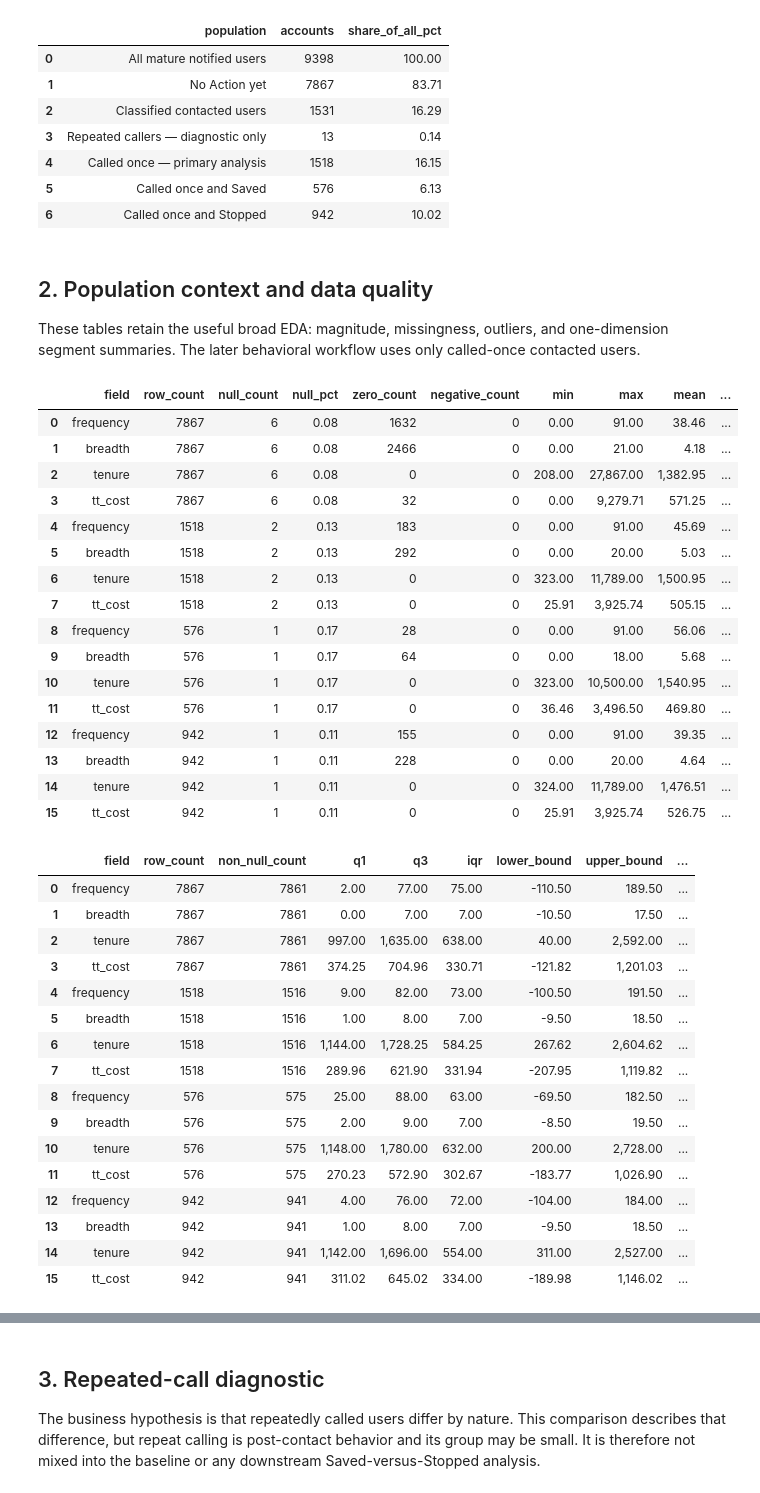
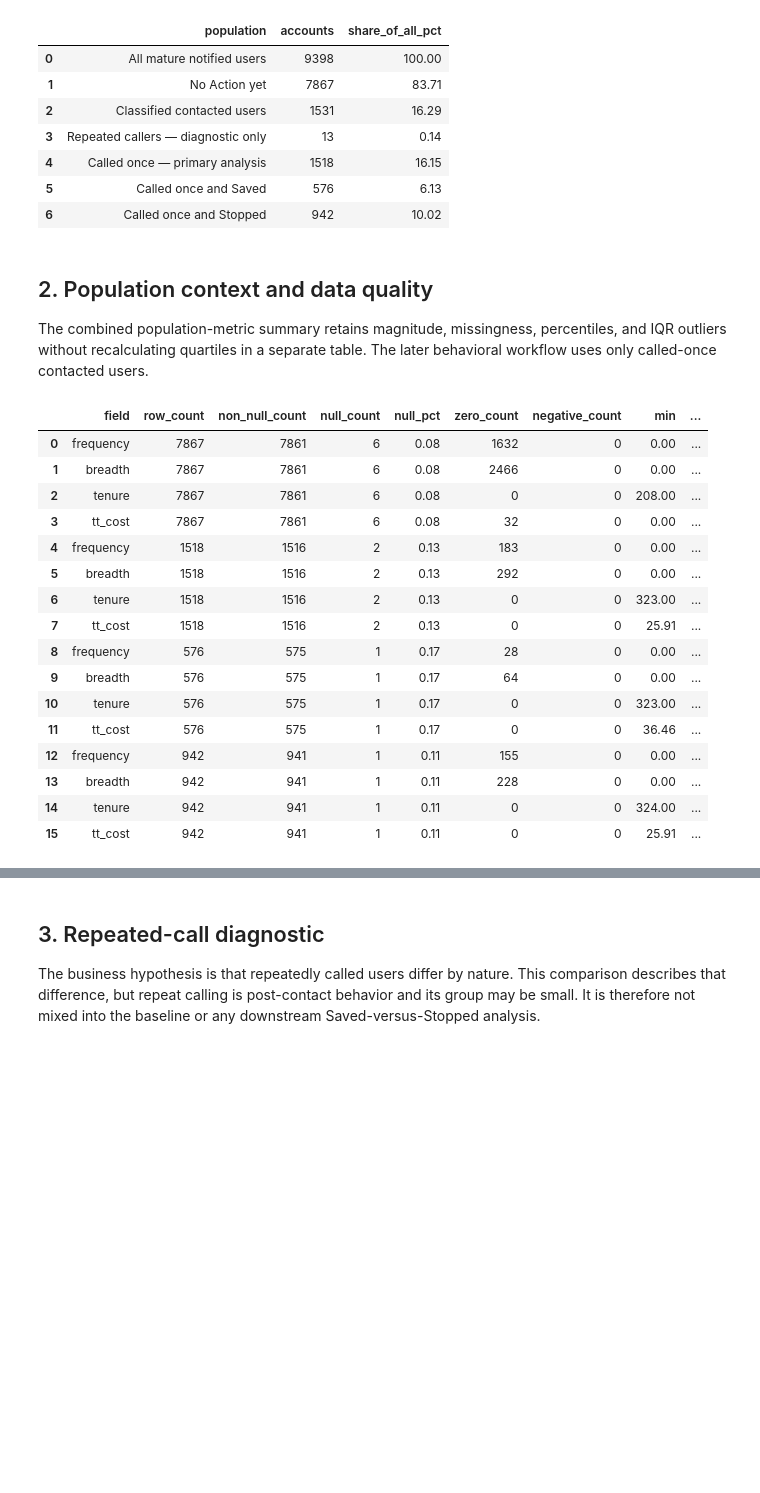
Before and after one commit to ying-gannett/stop_save_pChurn, a Jupyter notebook: src/notebooks/EDA_complete.ipynb, the cells around one changed output, grey strips where cells are left out. Drawn from its saved outputs; the diff is of its cells as text; code cells hidden in the pictures; blank space fills up the shorter version.

```diff
--- a/src/notebooks/EDA_complete.ipynb
+++ b/src/notebooks/EDA_complete.ipynb
@@ -115,7 +113,7 @@ WHERE email_date < '2026-05-01'
 
 client = bigquery.Client(project=PROJECT_ID)
 df = client.query(query).to_dataframe()
-df = cast_numeric_fields(df, NUMERIC_FIELDS)
+df[NUMERIC_FIELDS] = df[NUMERIC_FIELDS].astype("float64")
 df["contact_channel_group"] = df["contact_channel"].replace(
     {
         "Online first": "Contacted both ways",
@@ -197,67 +195,41 @@ population_counts
 # %% [markdown]
 ## 2. Population context and data quality
 
-These tables retain the useful broad EDA: magnitude, missingness, outliers, and one-dimension segment summaries. The later behavioral workflow uses only called-once contacted users.
+The combined population-metric summary retains magnitude, missingness, percentiles, and IQR outliers without recalculating quartiles in a separate table. The later behavioral workflow uses only called-once contacted users.
 # %%
 context_populations = {
     "No Action yet": df_no_action,
     "Called once — primary": df_analysis,
     "Called once and Saved": df_saved,
     "Called once and Stopped": df_stopped,
 }
 distribution_summary = pd.concat(
     [
         build_distribution_summary(frame, NUMERIC_FIELDS).assign(population=name)
         for name, frame in context_populations.items()
     ],
     ignore_index=True,
 )
-outlier_summary = pd.concat(
-    [
-        build_outlier_summary(frame, NUMERIC_FIELDS).assign(population=name)
-        for name, frame in context_populations.items()
-    ],
-    ignore_index=True,
-)
 distribution_summary.to_csv(TABLE_DIR / "distribution_summary.csv", index=False)
-outlier_summary.to_csv(TABLE_DIR / "outlier_summary.csv", index=False)
 display(distribution_summary)
-display(outlier_summary)
 # %% [output]
-|  | field | row_count | null_count | null_pct | zero_count | negative_count | min | max | mean | ... |
-| 0 | frequency | 7867 | 6 | 0.08 | 1632 | 0 | 0.00 | 91.00 | 38.46 | ... |
-| 1 | breadth | 7867 | 6 | 0.08 | 2466 | 0 | 0.00 | 21.00 | 4.18 | ... |
-| 2 | tenure | 7867 | 6 | 0.08 | 0 | 0 | 208.00 | 27,867.00 | 1,382.95 | ... |
-| 3 | tt_cost | 7867 | 6 | 0.08 | 32 | 0 | 0.00 | 9,279.71 | 571.25 | ... |
-| 4 | frequency | 1518 | 2 | 0.13 | 183 | 0 | 0.00 | 91.00 | 45.69 | ... |
-| 5 | breadth | 1518 | 2 | 0.13 | 292 | 0 | 0.00 | 20.00 | 5.03 | ... |
-| 6 | tenure | 1518 | 2 | 0.13 | 0 | 0 | 323.00 | 11,789.00 | 1,500.95 | ... |
-| 7 | tt_cost | 1518 | 2 | 0.13 | 0 | 0 | 25.91 | 3,925.74 | 505.15 | ... |
-| 8 | frequency | 576 | 1 | 0.17 | 28 | 0 | 0.00 | 91.00 | 56.06 | ... |
-| 9 | breadth | 576 | 1 | 0.17 | 64 | 0 | 0.00 | 18.00 | 5.68 | ... |
-| 10 | tenure | 576 | 1 | 0.17 | 0 | 0 | 323.00 | 10,500.00 | 1,540.95 | ... |
-| 11 | tt_cost | 576 | 1 | 0.17 | 0 | 0 | 36.46 | 3,496.50 | 469.80 | ... |
-| 12 | frequency | 942 | 1 | 0.11 | 155 | 0 | 0.00 | 91.00 | 39.35 | ... |
-| 13 | breadth | 942 | 1 | 0.11 | 228 | 0 | 0.00 | 20.00 | 4.64 | ... |
-| 14 | tenure | 942 | 1 | 0.11 | 0 | 0 | 324.00 | 11,789.00 | 1,476.51 | ... |
-| 15 | tt_cost | 942 | 1 | 0.11 | 0 | 0 | 25.91 | 3,925.74 | 526.75 | ... |
+|  | field | row_count | non_null_count | null_count | null_pct | zero_count | negative_count | min | ... |
+| 0 | frequency | 7867 | 7861 | 6 | 0.08 | 1632 | 0 | 0.00 | ... |
+| 1 | breadth | 7867 | 7861 | 6 | 0.08 | 2466 | 0 | 0.00 | ... |
+| 2 | tenure | 7867 | 7861 | 6 | 0.08 | 0 | 0 | 208.00 | ... |
+| 3 | tt_cost | 7867 | 7861 | 6 | 0.08 | 32 | 0 | 0.00 | ... |
+| 4 | frequency | 1518 | 1516 | 2 | 0.13 | 183 | 0 | 0.00 | ... |
+| 5 | breadth | 1518 | 1516 | 2 | 0.13 | 292 | 0 | 0.00 | ... |
+| 6 | tenure | 1518 | 1516 | 2 | 0.13 | 0 | 0 | 323.00 | ... |
+| 7 | tt_cost | 1518 | 1516 | 2 | 0.13 | 0 | 0 | 25.91 | ... |
+| 8 | frequency | 576 | 575 | 1 | 0.17 | 28 | 0 | 0.00 | ... |
+| 9 | breadth | 576 | 575 | 1 | 0.17 | 64 | 0 | 0.00 | ... |
+| 10 | tenure | 576 | 575 | 1 | 0.17 | 0 | 0 | 323.00 | ... |
+| 11 | tt_cost | 576 | 575 | 1 | 0.17 | 0 | 0 | 36.46 | ... |
+| 12 | frequency | 942 | 941 | 1 | 0.11 | 155 | 0 | 0.00 | ... |
+| 13 | breadth | 942 | 941 | 1 | 0.11 | 228 | 0 | 0.00 | ... |
+| 14 | tenure | 942 | 941 | 1 | 0.11 | 0 | 0 | 324.00 | ... |
+| 15 | tt_cost | 942 | 941 | 1 | 0.11 | 0 | 0 | 25.91 | ... |
-|  | field | row_count | non_null_count | q1 | q3 | iqr | lower_bound | upper_bound | ... |
-| 0 | frequency | 7867 | 7861 | 2.00 | 77.00 | 75.00 | -110.50 | 189.50 | ... |
-| 1 | breadth | 7867 | 7861 | 0.00 | 7.00 | 7.00 | -10.50 | 17.50 | ... |
-| 2 | tenure | 7867 | 7861 | 997.00 | 1,635.00 | 638.00 | 40.00 | 2,592.00 | ... |
-| 3 | tt_cost | 7867 | 7861 | 374.25 | 704.96 | 330.71 | -121.82 | 1,201.03 | ... |
-| 4 | frequency | 1518 | 1516 | 9.00 | 82.00 | 73.00 | -100.50 | 191.50 | ... |
-| 5 | breadth | 1518 | 1516 | 1.00 | 8.00 | 7.00 | -9.50 | 18.50 | ... |
-| 6 | tenure | 1518 | 1516 | 1,144.00 | 1,728.25 | 584.25 | 267.62 | 2,604.62 | ... |
-| 7 | tt_cost | 1518 | 1516 | 289.96 | 621.90 | 331.94 | -207.95 | 1,119.82 | ... |
-| 8 | frequency | 576 | 575 | 25.00 | 88.00 | 63.00 | -69.50 | 182.50 | ... |
-| 9 | breadth | 576 | 575 | 2.00 | 9.00 | 7.00 | -8.50 | 19.50 | ... |
-| 10 | tenure | 576 | 575 | 1,148.00 | 1,780.00 | 632.00 | 200.00 | 2,728.00 | ... |
-| 11 | tt_cost | 576 | 575 | 270.23 | 572.90 | 302.67 | -183.77 | 1,026.90 | ... |
-| 12 | frequency | 942 | 941 | 4.00 | 76.00 | 72.00 | -104.00 | 184.00 | ... |
-| 13 | breadth | 942 | 941 | 1.00 | 8.00 | 7.00 | -9.50 | 18.50 | ... |
-| 14 | tenure | 942 | 941 | 1,142.00 | 1,696.00 | 554.00 | 311.00 | 2,527.00 | ... |
-| 15 | tt_cost | 942 | 941 | 311.02 | 645.02 | 334.00 | -189.98 | 1,146.02 | ... |
 # %%
 segment_summaries = []
 for segment in SUMMARY_SEGMENT_FIELDS:
```
Also changed, not shown: parts of 6 cells of this notebook, 5 other files.
